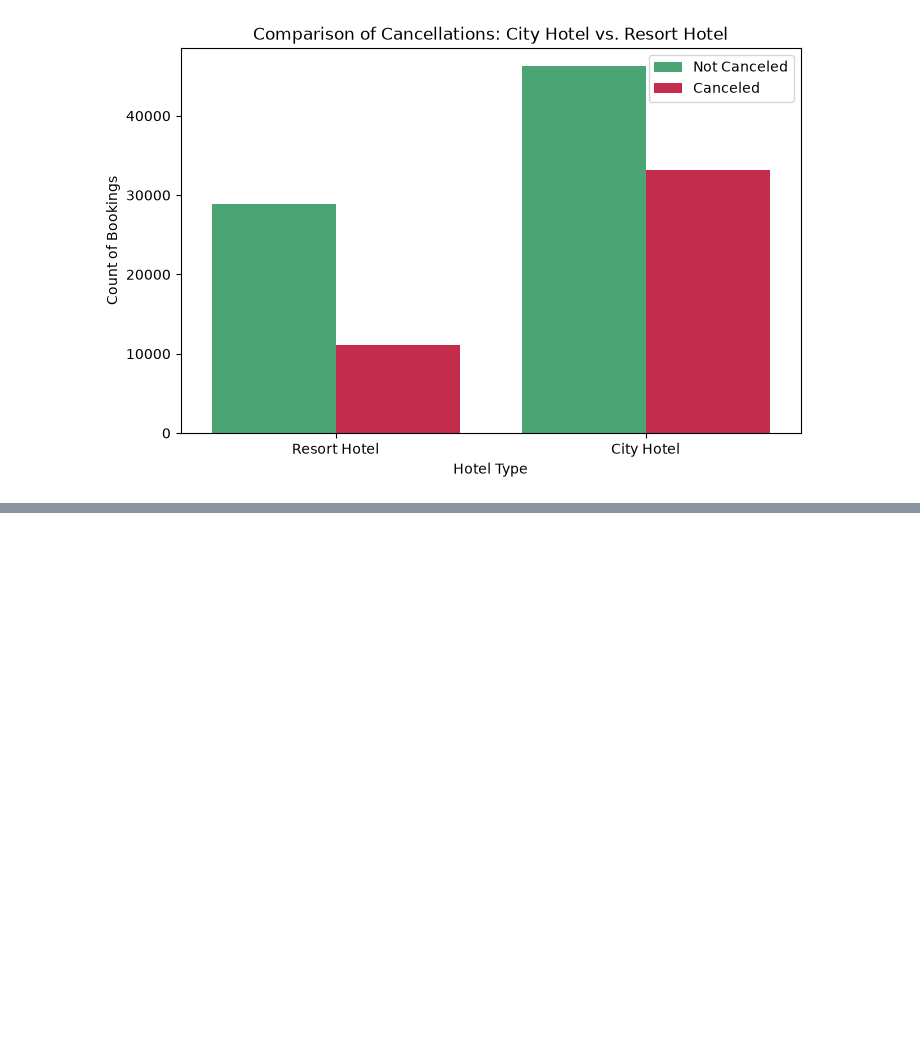
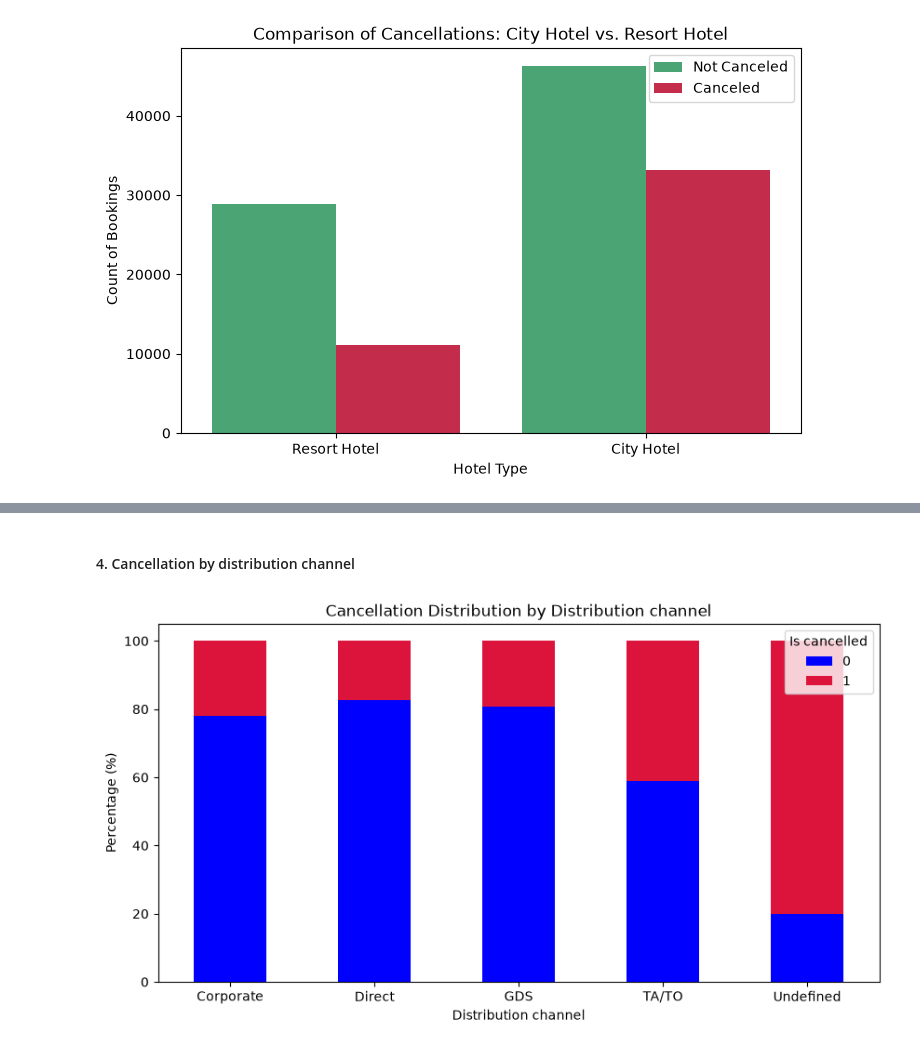
Before and after one commit to ravindutw/hotel-booking-cancellation-prediction, a Jupyter notebook: notebooks/EDA.ipynb, the cells around one changed output, grey strips where cells are left out. Saved outputs shown, nothing was run; the diff lists cells and outputs as text; code cells hidden in the pictures; blank space fills up the shorter version.

```diff
--- a/notebooks/EDA.ipynb
+++ b/notebooks/EDA.ipynb
@@ -271,0 +304,14 @@ plt.show()
+# %% [markdown]
+#### 4. Cancellation by distribution channel
+# %%
+crosstab_prop = pd.crosstab(df['distribution_channel'], df['is_canceled'], normalize='index') * 100
+
+ax = crosstab_prop.plot(kind='bar', stacked=True, figsize=(10, 5), color=['blue', 'crimson'])
+plt.title("Cancellation Distribution by Distribution channel")
+plt.ylabel("Percentage (%)")
+plt.xlabel("Distribution channel")
+plt.xticks(rotation=0)
+plt.legend(title='Is cancelled')
+plt.show()
+# %% [output]
+[figure, added]
```
Also changed, not shown: parts of 16 cells of this notebook, 1 other file.
